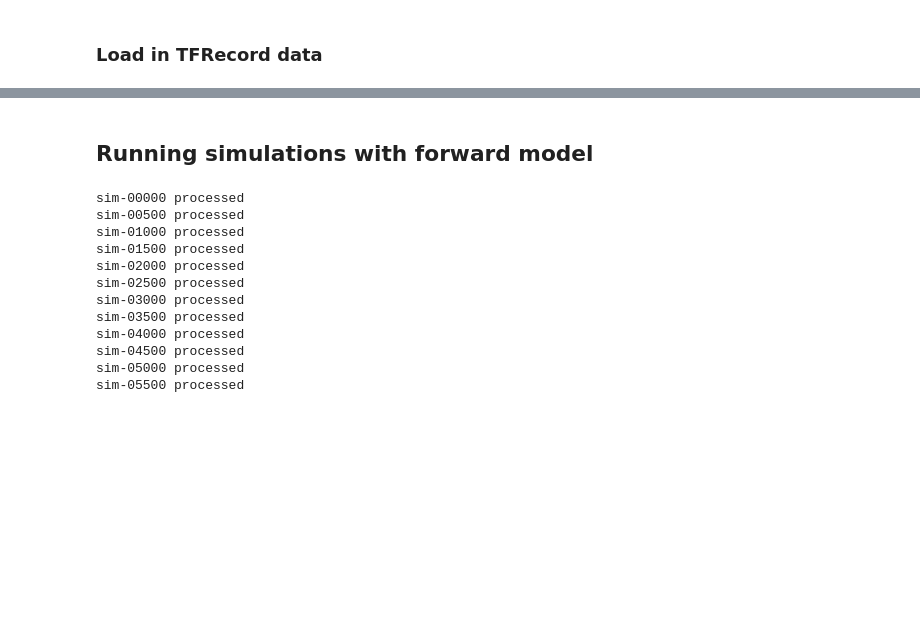
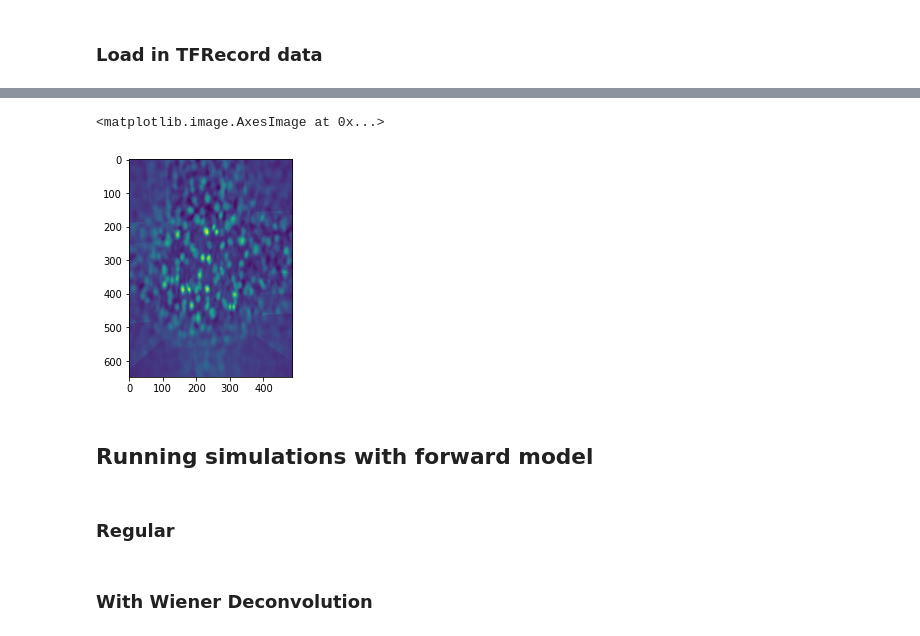
Before and after one commit to richardshuai/u-net-reconstruction, a Jupyter notebook: notebooks/ForwardModel_revised.ipynb, the cells around one changed output, grey strips where cells are left out. Cells and saved outputs as stored; diff of their text form; code cells hidden in the pictures; blank space fills up the shorter version.

```diff
--- a/notebooks/ForwardModel_revised.ipynb
+++ b/notebooks/ForwardModel_revised.ipynb
@@ -74,0 +150,31 @@ plt.show()
+# %%
+Ah_b_2d = model.A_adj_svd_2d_tf(sim_example, weights, h)
+
+def A2d_inv_cg_tf(x, alpha_cg):
+    return model.A_adj_svd_2d_tf(model.A_svd_2d_tf(x, weights, h), weights, h) + alpha_cg*x
+
+def cgsolve(z, b, Niter, alpha_cg):
+    #b is A*y
+    #solving z=M-1b
+    r=b-A2d_inv_cg_tf(z, alpha_cg)
+    p=tf.identity(r)
+    rsold=tf.math.conj(tf.math.reduce_sum(r*r))
+    print('loss ', rsold)
+    for i in range(0,Niter):
+        Ap=A2d_inv_cg_tf(p, alpha_cg)
+        alpha=rsold/(tf.math.conj(tf.math.reduce_sum(p*Ap)))
+        z=z+alpha*p
+        r=r-alpha*Ap
+
+        rsnew=tf.math.conj(tf.math.reduce_sum(r*r))
+        if np.sqrt(rsnew)<1e-10:
+            break
+
+        p=r+(rsnew/rsold)*p
+        rsold=rsnew
+        print('loss ',rsold)
+    return z
+# %%
+Niter=20
+z_wiener=np.zeros(np.shape(sim_example))
+x_wiener=cgsolve(z_wiener,Ah_b_2d,Niter, 1e-4)
@@ -75,30 +199,26 @@ plt.show()
+# %%
+plt.imshow(x_wiener)
+# %% [output]
+<matplotlib.image.AxesImage at 0x...>
+[figure, added]
 # %% [markdown]
 ## Running simulations with forward model
+# %% [markdown]
+### Regular
 # %%
-model = ForwardModel()
+# model = ForwardModel()
 
-for i, sample in enumerate(dataset):
-    plane = sample['plane'].numpy()
-    sim = model.A_svd_2d(plane, weights, h).astype(np.float16)
+# for i, sample in enumerate(dataset):
+#     plane = sample['plane'].numpy()
+#     sim = model.A_svd_2d(plane, weights, h).astype(np.float16)
 
-    tf_example = _create_example(plane, sim)
-    record_file = path.join(record_dir, sample_names + '-sim-%.5d.tfrecord' % i)
+#     tf_example = _create_example(plane, sim)
+#     record_file = path.join(record_dir, sample_names + '-sim-%.5d.tfrecord' % i)
 
-    with tf.io.TFRecordWriter(record_file) as writer:
-        writer.write(tf_example.SerializeToString())
+#     with tf.io.TFRecordWriter(record_file) as writer:
+#         writer.write(tf_example.SerializeToString())
 
-    if i % 500 == 0:
-        print('sim-%.5d processed' % i)
+#     if i % 500 == 0:
+#         print('sim-%.5d processed' % i)
-# %% [output]
-sim-00000 processed
-sim-00500 processed
-sim-01000 processed
-sim-01500 processed
-sim-02000 processed
-sim-02500 processed
-sim-03000 processed
-sim-03500 processed
-sim-04000 processed
-sim-04500 processed
-sim-05000 processed
-sim-05500 processed
+# %% [markdown]
+### With Wiener Deconvolution
```
Also changed, not shown: parts of 10 cells of this notebook, 5 other files.
